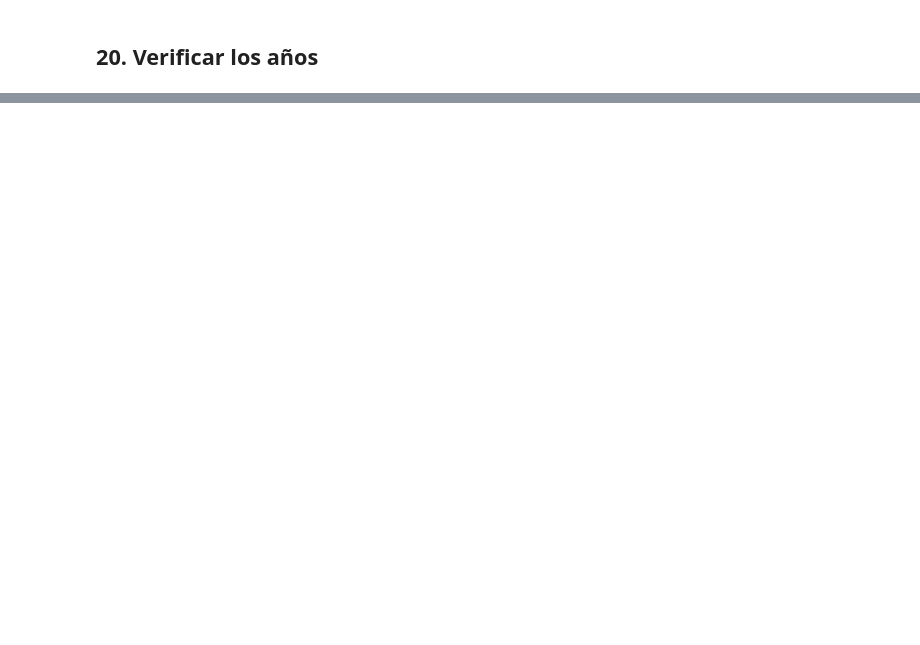
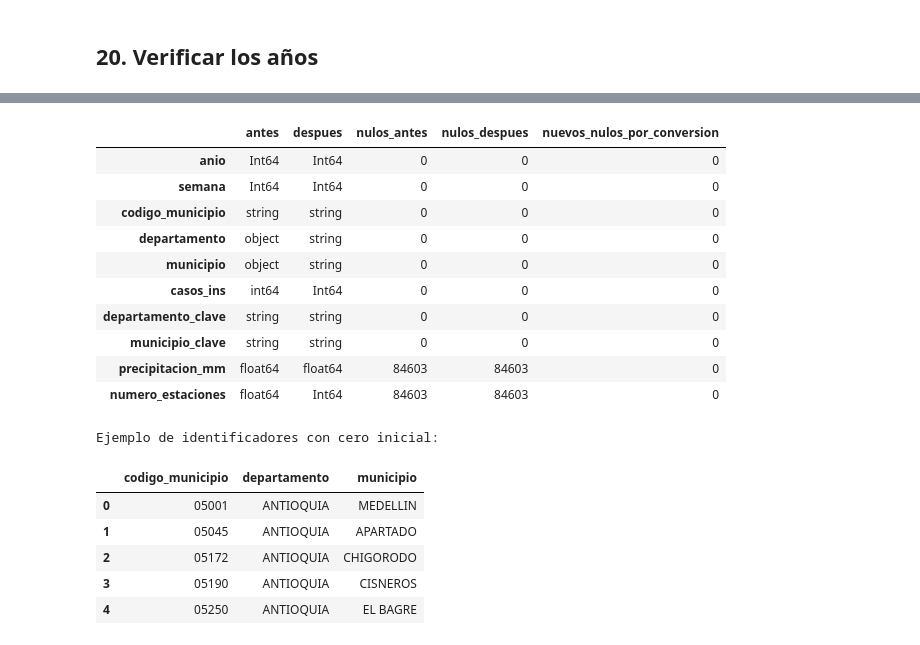
Before and after one commit to Alejandraperez03/Dengue_Por_Municipio-, a Jupyter notebook: notebooks/Notebook_Adquisicion_Dengue_Lluvias.ipynb, the cells around one changed output, grey strips where cells are left out. Cells and saved outputs as stored; diff of their text form; code cells hidden in the pictures; blank space fills up the shorter version.

```diff
--- a/notebooks/Notebook_Adquisicion_Dengue_Lluvias.ipynb
+++ b/notebooks/Notebook_Adquisicion_Dengue_Lluvias.ipynb
@@ -257,0 +472,53 @@ Se cargaron las fuentes de dengue y precipitación correspondientes al periodo 2
+# %%
+tipos_antes = datos_cruzados.dtypes.astype(str).rename("antes")
+nulos_antes_tipos = datos_cruzados.isna().sum()
+datos_cruzados = datos_cruzados.copy()
+
+for columna in ["departamento", "municipio", "departamento_clave", "municipio_clave"]:
+    datos_cruzados[columna] = datos_cruzados[columna].astype("string").str.strip()
+datos_cruzados["codigo_municipio"] = (
+    datos_cruzados["codigo_municipio"].astype("string").str.strip().str.zfill(5)
+)
+for columna in ["anio", "semana", "casos_ins", "numero_estaciones"]:
+    serie = pd.to_numeric(datos_cruzados[columna], errors="coerce")
+    # Una fracción no es un conteo entero: queda faltante para revisión.
+    serie = serie.where(serie.isna() | serie.mod(1).eq(0))
+    datos_cruzados[columna] = serie.astype("Int64")
+datos_cruzados["precipitacion_mm"] = pd.to_numeric(
+    datos_cruzados["precipitacion_mm"], errors="coerce"
+).astype("float64")
+
+auditoria_tipos = pd.concat([
+    tipos_antes,
+    datos_cruzados.dtypes.astype(str).rename("despues"),
+    nulos_antes_tipos.rename("nulos_antes"),
+    datos_cruzados.isna().sum().rename("nulos_despues")
+], axis=1)
+auditoria_tipos["nuevos_nulos_por_conversion"] = (
+    auditoria_tipos["nulos_despues"] - auditoria_tipos["nulos_antes"]
+)
+display(auditoria_tipos)
+print("Ejemplo de identificadores con cero inicial:")
+display(datos_cruzados.loc[
+    datos_cruzados["codigo_municipio"].str.startswith("0", na=False),
+    ["codigo_municipio", "departamento", "municipio"]
+].drop_duplicates().head())
+# %% [output]
+|  | antes | despues | nulos_antes | nulos_despues | nuevos_nulos_por_conversion |
+| anio | Int64 | Int64 | 0 | 0 | 0 |
+| semana | Int64 | Int64 | 0 | 0 | 0 |
+| codigo_municipio | string | string | 0 | 0 | 0 |
+| departamento | object | string | 0 | 0 | 0 |
+| municipio | object | string | 0 | 0 | 0 |
+| casos_ins | int64 | Int64 | 0 | 0 | 0 |
+| departamento_clave | string | string | 0 | 0 | 0 |
+| municipio_clave | string | string | 0 | 0 | 0 |
+| precipitacion_mm | float64 | float64 | 84603 | 84603 | 0 |
+| numero_estaciones | float64 | Int64 | 84603 | 84603 | 0 |
+Ejemplo de identificadores con cero inicial:
+|  | codigo_municipio | departamento | municipio |
+| 0 | 05001 | ANTIOQUIA | MEDELLIN |
+| 1 | 05045 | ANTIOQUIA | APARTADO |
+| 2 | 05172 | ANTIOQUIA | CHIGORODO |
+| 3 | 05190 | ANTIOQUIA | CISNEROS |
+| 4 | 05250 | ANTIOQUIA | EL BAGRE |
```
Also changed, not shown: parts of 65 cells of this notebook.
